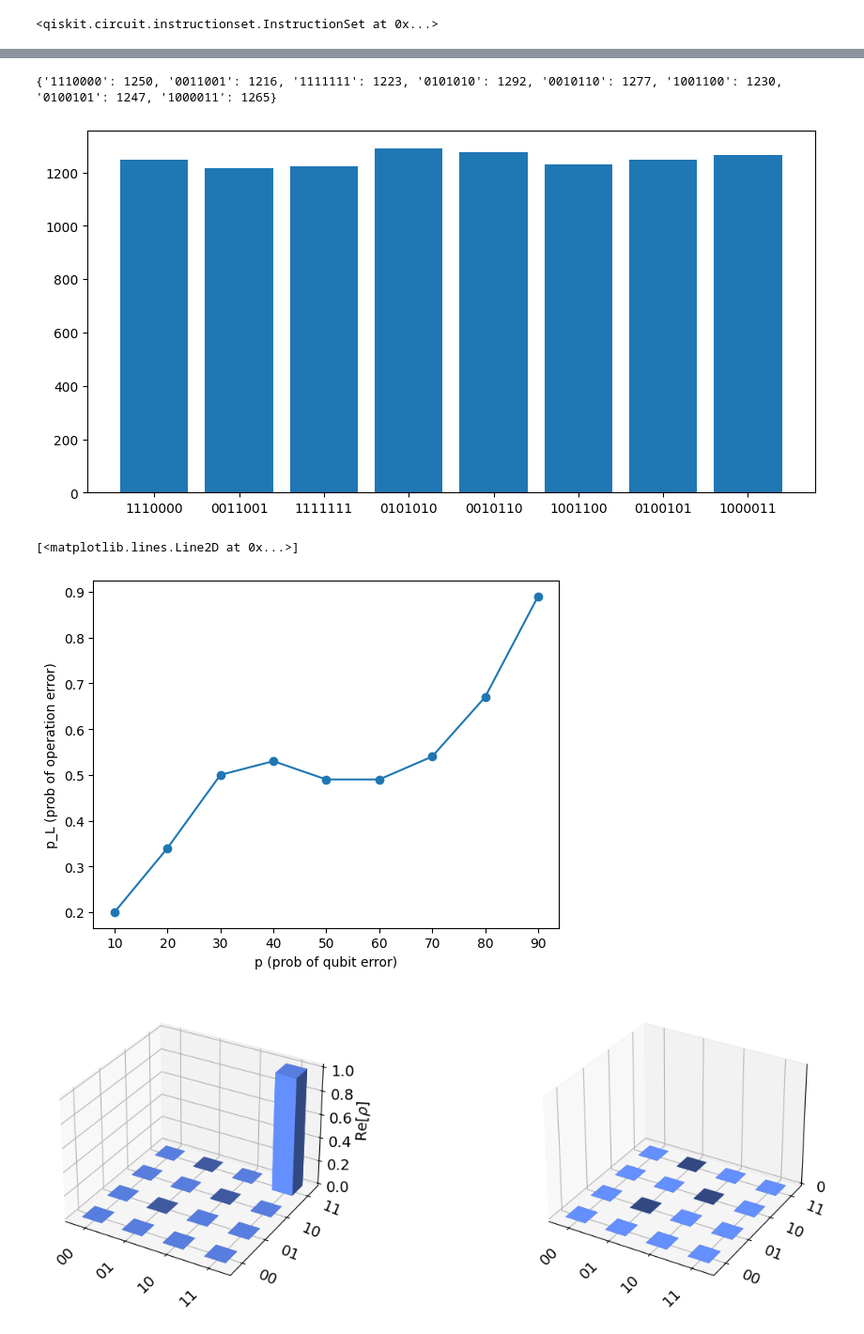
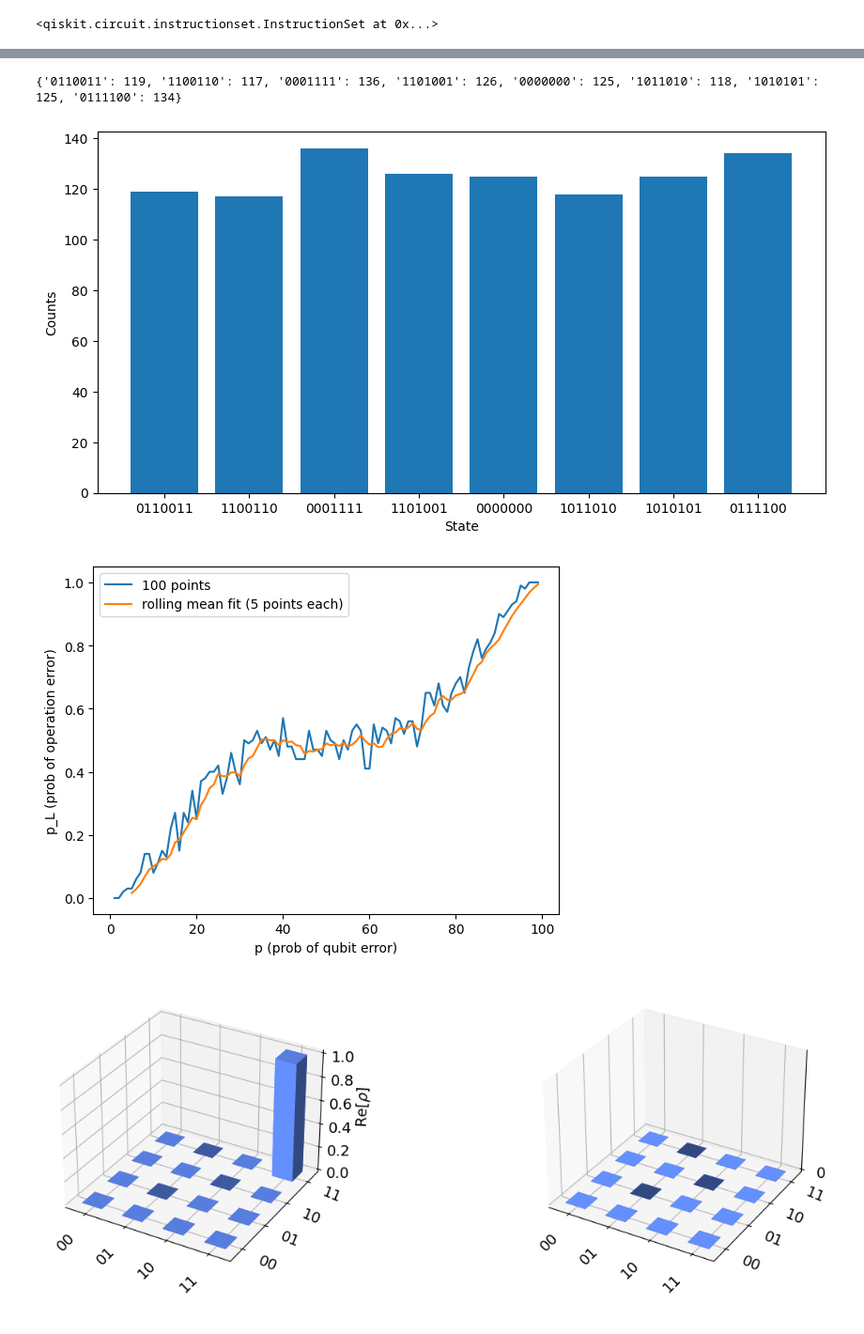
Before and after one commit to Vladlen24/ML4Q, a Jupyter notebook: stean_code.ipynb, the cells around one changed output, grey strips where cells are left out. Shown at 94% size. Saved outputs shown, nothing was run; the diff lists cells and outputs as text; code cells hidden in the pictures.

Commit message:
changes in stean code

```diff
--- a/stean_code.ipynb
+++ b/stean_code.ipynb
@@ -230,10 +251,11 @@ initialize_qubit(qc, cl_p, num_qubits, num_anclq)
 qc.barrier()
 
 #------------------------------ERROR
-p = 0.3
-for i in range(num_qubits):
-    if random.random() < p:
-        qc.x(i)
+# p = 0.3
+# for i in range(num_qubits):
+#     if random.random() < p:
+#         qc.x(i)
+qc.x(4)
 qc.barrier()
 
 #------------------------------CORRECTION
@@ -279,5 +297,5 @@ qc.draw('mpl')
 # %%
-shots_num = 1
+shots_num = 1000
 backend = Aer.get_backend('aer_simulator_statevector')
 circuit_transpiled = transpile(qc, backend)
 job = backend.run(circuit_transpiled, shots=shots_num, dynamic=True)
@@ -299,19 +323,21 @@ print(list(result.keys())[0][::-1][:7])
 # %%
 result = job.result().get_counts(qc)
 arr = [elem[::-1][:7] for elem in list(result.keys())]
 arr_unik_keys = list(set(arr))
 arr_values = list(result.values())
 arr_unik_values = []
 for elem in arr_unik_keys:
     suma = 0
     suma = sum(val for key, val in zip(arr, arr_values) if key == elem)
     arr_unik_values.append(suma)
 state_prob = dict(zip(arr_unik_keys, arr_unik_values))
 print(state_prob)
 
 plt.figure(figsize=(10,5))
 plt.bar(arr_unik_keys, arr_unik_values)
-plt.savefig("steane_logical_1.jpg")
+plt.xlabel('State')
+plt.ylabel('Counts')
+plt.savefig("steane_logical_1.pdf")
 # %% [output]
-{'1110000': 1250, '0011001': 1216, '1111111': 1223, '0101010': 1292, '0010110': 1277, '1001100': 1230, '0100101': 1247, '1000011': 1265}
+{'0110011': 119, '1100110': 117, '0001111': 136, '1101001': 126, '0000000': 125, '1011010': 118, '1010101': 125, '0111100': 134}
-[figure, old version]
+[figure, new version]
@@ -412,11 +435,16 @@ with open(f'dependence_p_L.txt', 'r') as f:
 
 plt.ylabel('p_L (prob of operation error)')
 plt.xlabel('p (prob of qubit error)')
-plt.scatter(p, p_L)
-plt.plot(p, p_L)
+# plt.scatter(p, p_L)
+plt.plot(p, p_L, label='100 points')
+
+numb = 5
+roll_mean = pd.Series(p_L).rolling(window=numb).mean().iloc[numb-1:].values
+plt.plot(p[numb-1:], roll_mean, label='rolling mean fit (5 points each)')
+plt.legend()
+plt.savefig('dependence.jpg')
 # %% [output]
-[<matplotlib.lines.Line2D at 0x...>]
-[figure, old version]
+[figure, new version]
 # %%
 qreg = QuantumRegister(7)
 creg = ClassicalRegister(7)
```
Also changed, not shown: parts of 7 cells of this notebook, 1 other file.
